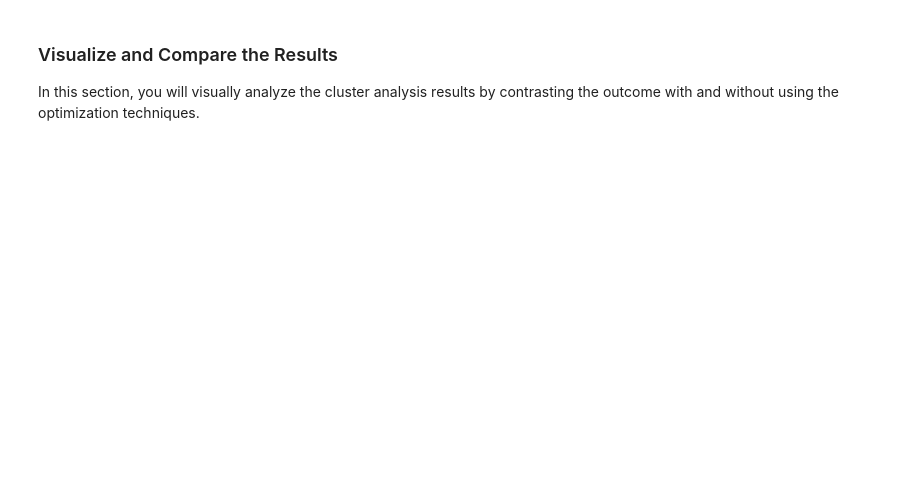
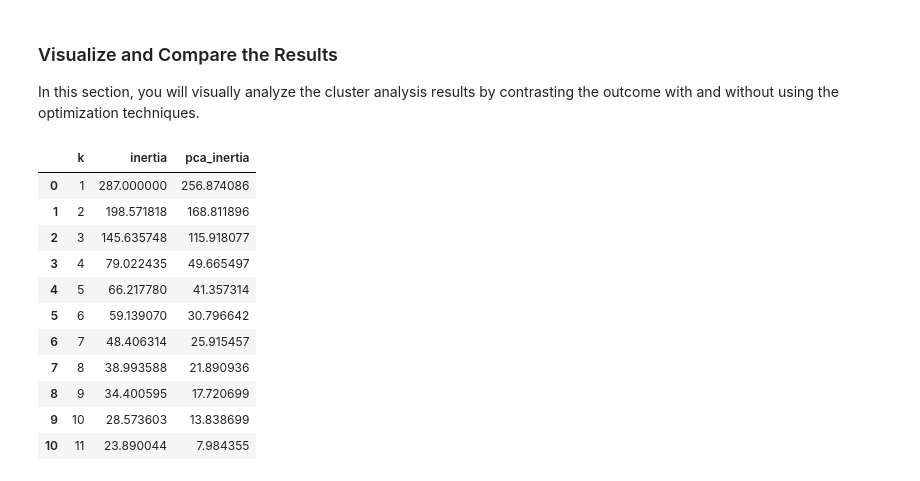
Before and after one commit to StarkArk/UnsupervisedML_CryptoClustering, a Jupyter notebook: clustering_code.ipynb, the cells around one changed output. Cells and saved outputs as stored; diff of their text form; code cells hidden in the pictures; blank space fills up the shorter version.

```diff
--- a/clustering_code.ipynb
+++ b/clustering_code.ipynb
@@ -428,0 +424,17 @@ In this section, you will visually analyze the cluster analysis results by contr
+# %%
+elbow_df['pca_inertia'] = pca_elbow_df['inertia']
+
+elbow_df
+# %% [output]
+|  | k | inertia | pca_inertia |
+| 0 | 1 | 287.000000 | 256.874086 |
+| 1 | 2 | 198.571818 | 168.811896 |
+| 2 | 3 | 145.635748 | 115.918077 |
+| 3 | 4 | 79.022435 | 49.665497 |
+| 4 | 5 | 66.217780 | 41.357314 |
+| 5 | 6 | 59.139070 | 30.796642 |
+| 6 | 7 | 48.406314 | 25.915457 |
+| 7 | 8 | 38.993588 | 21.890936 |
+| 8 | 9 | 34.400595 | 17.720699 |
+| 9 | 10 | 28.573603 | 13.838699 |
+| 10 | 11 | 23.890044 | 7.984355 |
```
Also changed, not shown: parts of 5 cells of this notebook.
